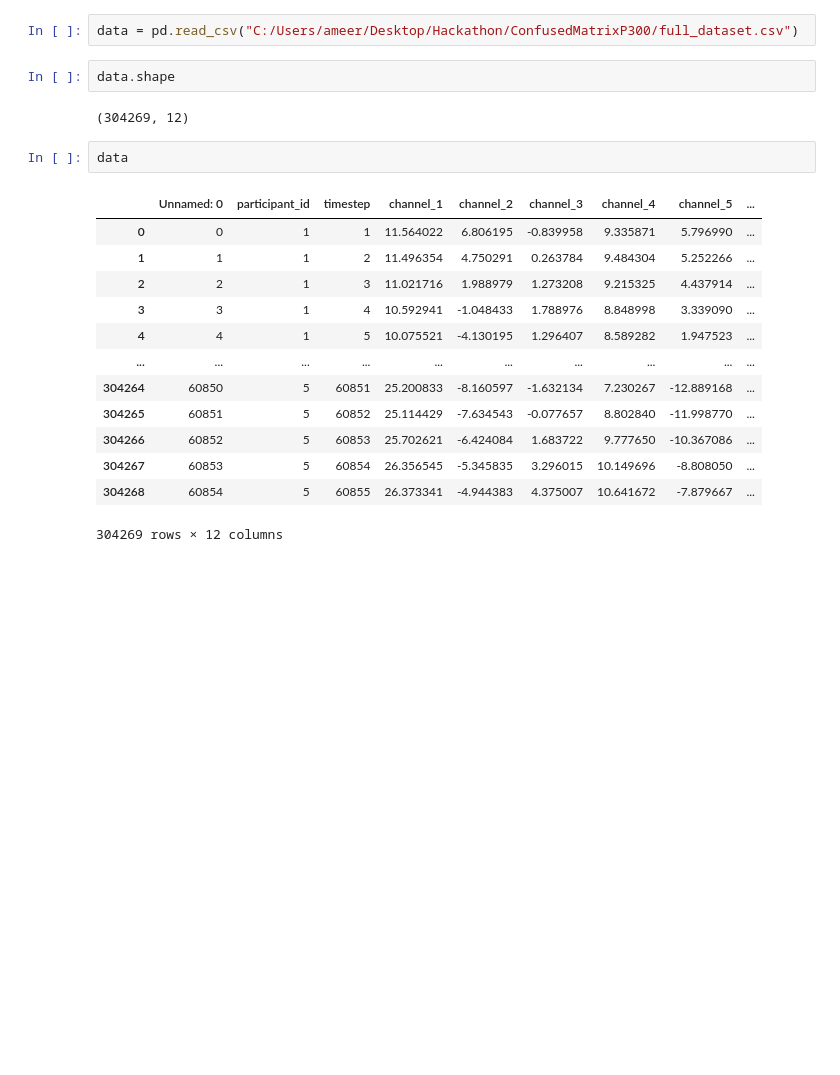
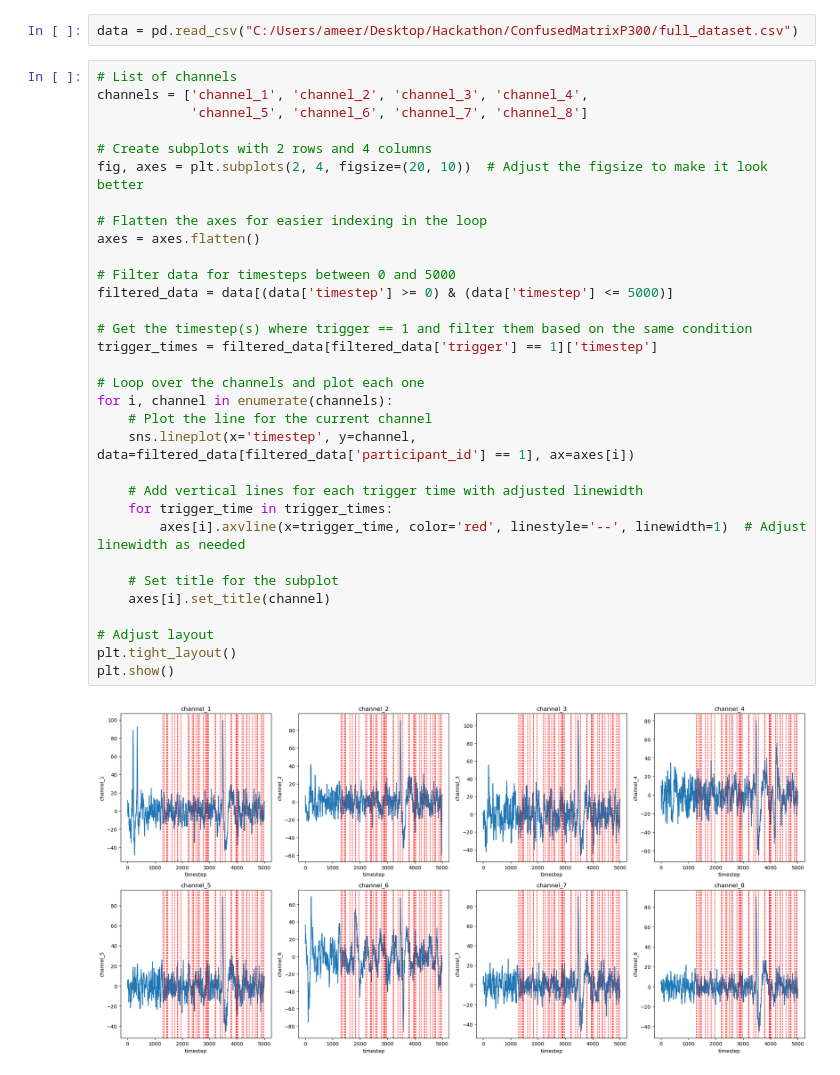
Before and after one commit to TKendel/ConfusedMatrixP300, a Jupyter notebook: Emir Playground.ipynb, the cells around one changed output. Cells and saved outputs as stored; diff of their text form; blank space fills up the shorter version.

Commit message:
added visualization

```diff
--- a/Emir Playground.ipynb
+++ b/Emir Playground.ipynb
@@ -37,23 +39,37 @@ for i in range(1,6):
 full_dataset.to_csv("full_dataset.csv")
 # %%
 data = pd.read_csv("C:/Users/ameer/Desktop/Hackathon/ConfusedMatrixP300/full_dataset.csv")
-# %%
-data.shape
-# %% [output]
-(304269, 12)
-# %%
-data
-# %% [output]
-|  | Unnamed: 0 | participant_id | timestep | channel_1 | channel_2 | channel_3 | channel_4 | channel_5 | ... |
-| 0 | 0 | 1 | 1 | 11.564022 | 6.806195 | -0.839958 | 9.335871 | 5.796990 | ... |
-| 1 | 1 | 1 | 2 | 11.496354 | 4.750291 | 0.263784 | 9.484304 | 5.252266 | ... |
-| 2 | 2 | 1 | 3 | 11.021716 | 1.988979 | 1.273208 | 9.215325 | 4.437914 | ... |
-| 3 | 3 | 1 | 4 | 10.592941 | -1.048433 | 1.788976 | 8.848998 | 3.339090 | ... |
-| 4 | 4 | 1 | 5 | 10.075521 | -4.130195 | 1.296407 | 8.589282 | 1.947523 | ... |
-| ... | ... | ... | ... | ... | ... | ... | ... | ... | ... |
-| 304264 | 60850 | 5 | 60851 | 25.200833 | -8.160597 | -1.632134 | 7.230267 | -12.889168 | ... |
-| 304265 | 60851 | 5 | 60852 | 25.114429 | -7.634543 | -0.077657 | 8.802840 | -11.998770 | ... |
-| 304266 | 60852 | 5 | 60853 | 25.702621 | -6.424084 | 1.683722 | 9.777650 | -10.367086 | ... |
-| 304267 | 60853 | 5 | 60854 | 26.356545 | -5.345835 | 3.296015 | 10.149696 | -8.808050 | ... |
-| 304268 | 60854 | 5 | 60855 | 26.373341 | -4.944383 | 4.375007 | 10.641672 | -7.879667 | ... |
-304269 rows × 12 columns
+# %%
+# List of channels
+channels = ['channel_1', 'channel_2', 'channel_3', 'channel_4',
+            'channel_5', 'channel_6', 'channel_7', 'channel_8']
+
+# Create subplots with 2 rows and 4 columns
+fig, axes = plt.subplots(2, 4, figsize=(20, 10))  # Adjust the figsize to make it look better
+
+# Flatten the axes for easier indexing in the loop
+axes = axes.flatten()
+
+# Filter data for timesteps between 0 and 5000
+filtered_data = data[(data['timestep'] >= 0) & (data['timestep'] <= 5000)]
+
+# Get the timestep(s) where trigger == 1 and filter them based on the same condition
+trigger_times = filtered_data[filtered_data['trigger'] == 1]['timestep']
+
+# Loop over the channels and plot each one
+for i, channel in enumerate(channels):
+    # Plot the line for the current channel
+    sns.lineplot(x='timestep', y=channel, data=filtered_data[filtered_data['participant_id'] == 1], ax=axes[i])
+
+    # Add vertical lines for each trigger time with adjusted linewidth
+    for trigger_time in trigger_times:
+        axes[i].axvline(x=trigger_time, color='red', linestyle='--', linewidth=1)  # Adjust linewidth as needed
+
+    # Set title for the subplot
+    axes[i].set_title(channel)
+
+# Adjust layout
+plt.tight_layout()
+plt.show()
+# %% [output]
+[figure, added]
```
Also changed, not shown: parts of 1 cell of this notebook.
